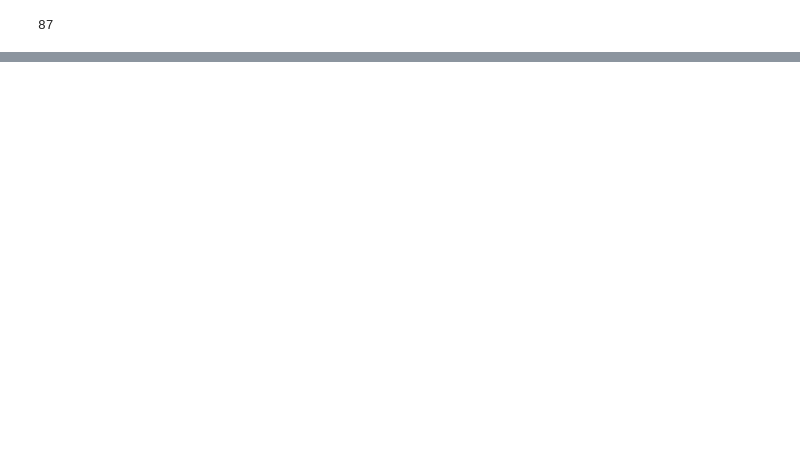
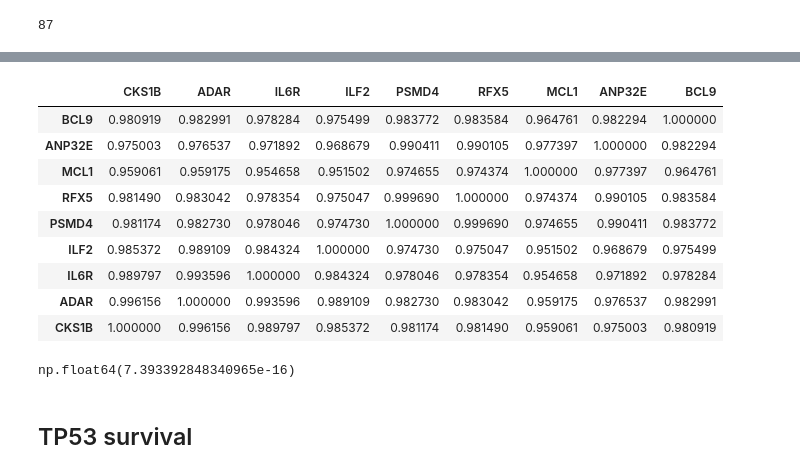
Before and after one commit to JiaGengChang/myegpt-api, a Jupyter notebook: src/question-answer.ipynb, the cells around one changed output, grey strips where cells are left out. Drawn from its saved outputs; the diff is of its cells as text; code cells hidden in the pictures; blank space fills up the shorter version.

```diff
--- a/src/question-answer.ipynb
+++ b/src/question-answer.ipynb
@@ -210,0 +406,21 @@ df_trtresp.query('line==1\
+# %%
+import numpy as np
+corrmat = df_cn_gene_segment_mean.corr()
+corrmat.loc[:,::-1]
+# %% [output]
+|  | CKS1B | ADAR | IL6R | ILF2 | PSMD4 | RFX5 | MCL1 | ANP32E | BCL9 |
+| BCL9 | 0.980919 | 0.982991 | 0.978284 | 0.975499 | 0.983772 | 0.983584 | 0.964761 | 0.982294 | 1.000000 |
+| ANP32E | 0.975003 | 0.976537 | 0.971892 | 0.968679 | 0.990411 | 0.990105 | 0.977397 | 1.000000 | 0.982294 |
+| MCL1 | 0.959061 | 0.959175 | 0.954658 | 0.951502 | 0.974655 | 0.974374 | 1.000000 | 0.977397 | 0.964761 |
+| RFX5 | 0.981490 | 0.983042 | 0.978354 | 0.975047 | 0.999690 | 1.000000 | 0.974374 | 0.990105 | 0.983584 |
+| PSMD4 | 0.981174 | 0.982730 | 0.978046 | 0.974730 | 1.000000 | 0.999690 | 0.974655 | 0.990411 | 0.983772 |
+| ILF2 | 0.985372 | 0.989109 | 0.984324 | 1.000000 | 0.974730 | 0.975047 | 0.951502 | 0.968679 | 0.975499 |
+| IL6R | 0.989797 | 0.993596 | 1.000000 | 0.984324 | 0.978046 | 0.978354 | 0.954658 | 0.971892 | 0.978284 |
+| ADAR | 0.996156 | 1.000000 | 0.993596 | 0.989109 | 0.982730 | 0.983042 | 0.959175 | 0.976537 | 0.982991 |
+| CKS1B | 1.000000 | 0.996156 | 0.989797 | 0.985372 | 0.981174 | 0.981490 | 0.959061 | 0.975003 | 0.980919 |
+# %%
+np.linalg.det(corrmat)
+# %% [output]
+np.float64(7.393392848340965e-16)
+# %% [markdown]
+## TP53 survival
```
Also changed, not shown: parts of 51 cells of this notebook.
